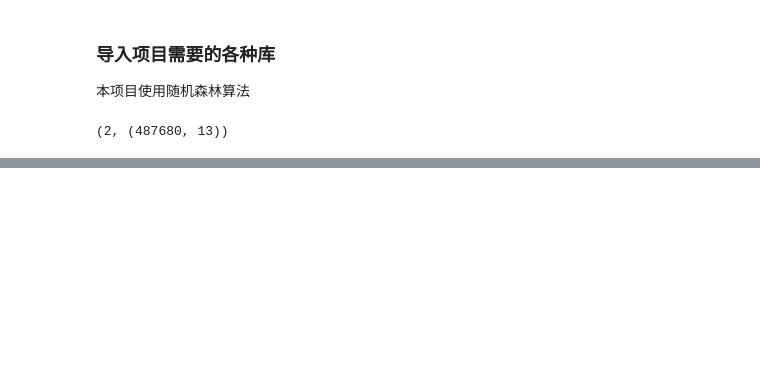
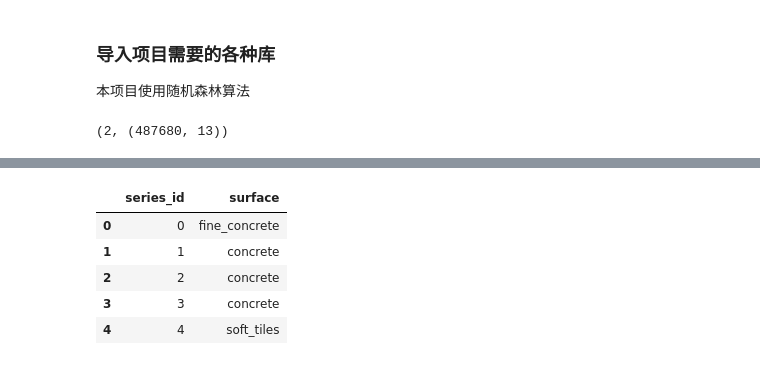
Before and after one commit to Johnson1602/kaggle-help-navigate-robots, a Jupyter notebook: Project 1.ipynb, the cells around one changed output, grey strips where cells are left out. Saved outputs shown, nothing was run; the diff lists cells and outputs as text; code cells hidden in the pictures; blank space fills up the shorter version.

```diff
--- a/Project 1.ipynb
+++ b/Project 1.ipynb
@@ -283,0 +96,12 @@ Wall time: 24.2 s
+# %%
+y_train = y_train.drop('group_id', axis=1)
+y_test = y_test.drop('group_id', axis=1)
+# %%
+y_train.head()
+# %% [output]
+|  | series_id | surface |
+| 0 | 0 | fine_concrete |
+| 1 | 1 | concrete |
+| 2 | 2 | concrete |
+| 3 | 3 | concrete |
+| 4 | 4 | soft_tiles |
```
Also changed, not shown: parts of 50 cells of this notebook.
